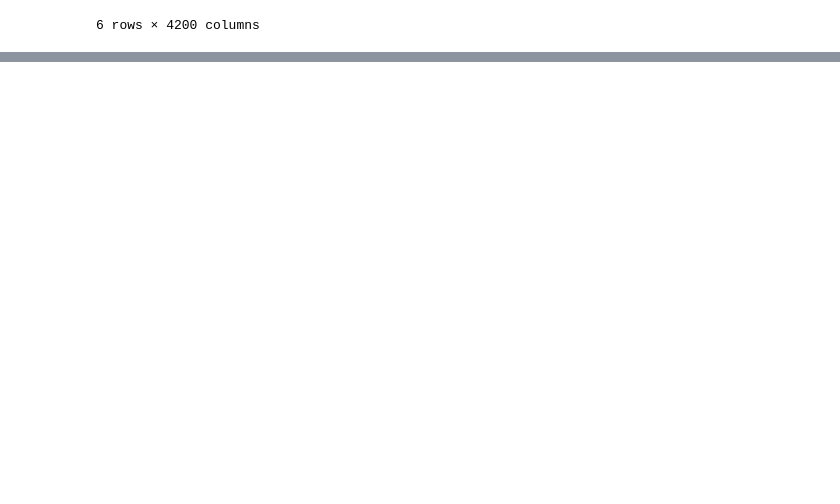
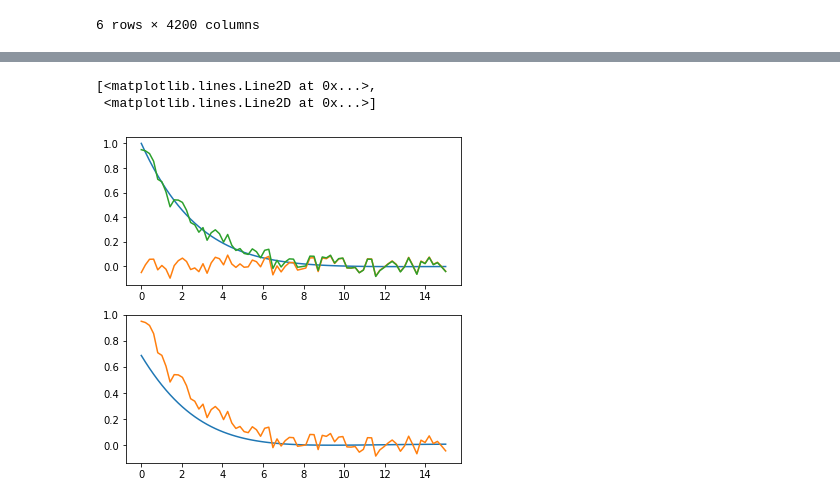
Before and after one commit to BGerwe/Xray-Project, a Jupyter notebook: fr_XAS/Scratch2.ipynb, the cells around one changed output, grey strips where cells are left out. Saved outputs shown, nothing was run; the diff lists cells and outputs as text; code cells hidden in the pictures; blank space fills up the shorter version.

Commit message:
Started functions for reading out stored data and fitting to a complex function

```diff
--- a/fr_XAS/Scratch2.ipynb
+++ b/fr_XAS/Scratch2.ipynb
@@ -301,0 +349,30 @@ data3
+# %%
+xfin = 15
+
+tru_params = Parameters()
+tru_params.add('Amp', value=1)
+tru_params.add('l_d', value=3)
+tru_params.add('sig', value=1)
+tru_params.add('offs', value=0)
+
+
+dist = np.linspace(0, xfin, xfin*5)
+Comp_sig = Comp_model(tru_params, dist)
+
+np.random.seed(108)
+noise = np.random.normal(0, .05, Comp_sig.size)
+
+data = Comp_model(tru_params, dist) + (noise + 1j * noise)
+
+# # diff = Comp_residuals(dist, tru_params, Comp_signoi)
+
+fit_params = Parameters()
+fit_params.add('Amp', value=.8, max=20, min=0.0)
+fit_params.add('l_d', value=2.3, max=10, min=0.0)
+fit_params.add('sig', value=.75, max=10., min=0.)
+fit_params.add('offs', value=0.01, max=0.10, min=0.00)
+
+out = minimize(residuals, fit_params, args=(dist,), kws={'data': data})
+fit = Comp_model(out.params, dist)
+report_fit(out, show_correl=True)
+print(tru_params)
@@ -301,0 +397,10 @@ data3
+# %%
+fig, (ax1, ax2) = plt.subplots(ncols=1,nrows=2,figsize=(6,6))
+
+ax1.plot(dist, np.real(Comp_sig), dist, noise, dist, np.real(data))
+# ax1.set_ylim(-.1,.1)
+ax2.plot(dist, np.real(fit), dist, data)
+# %% [output]
+[<matplotlib.lines.Line2D at 0x...>,
+ <matplotlib.lines.Line2D at 0x...>]
+[figure, added]
```
Also changed, not shown: parts of 9 cells of this notebook, 3 other files.
